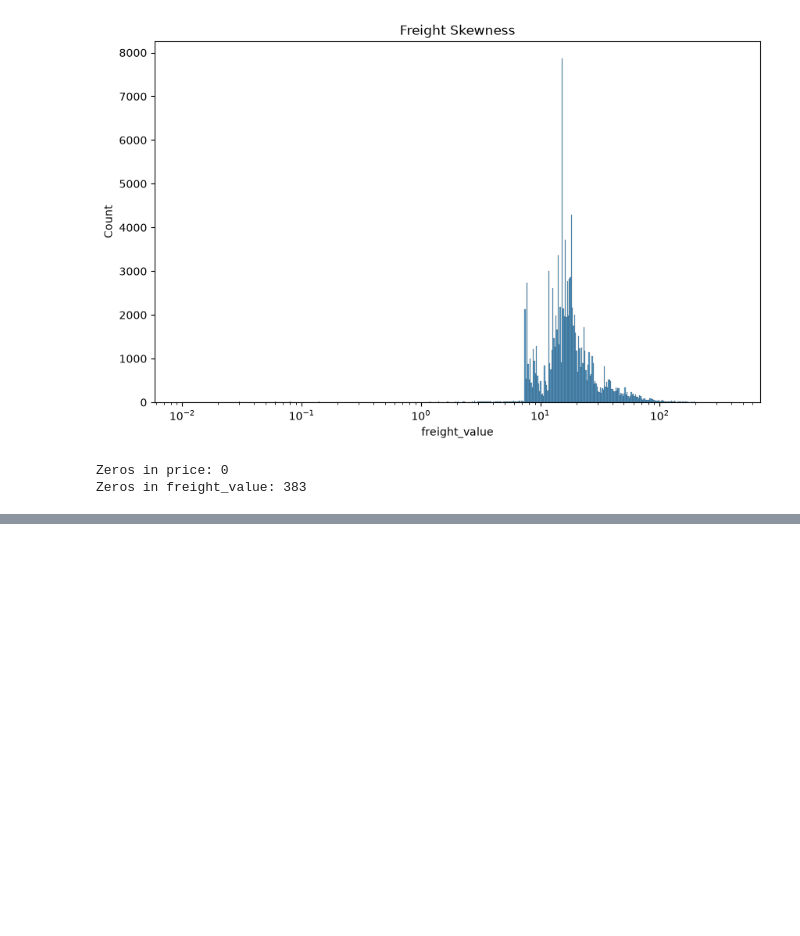
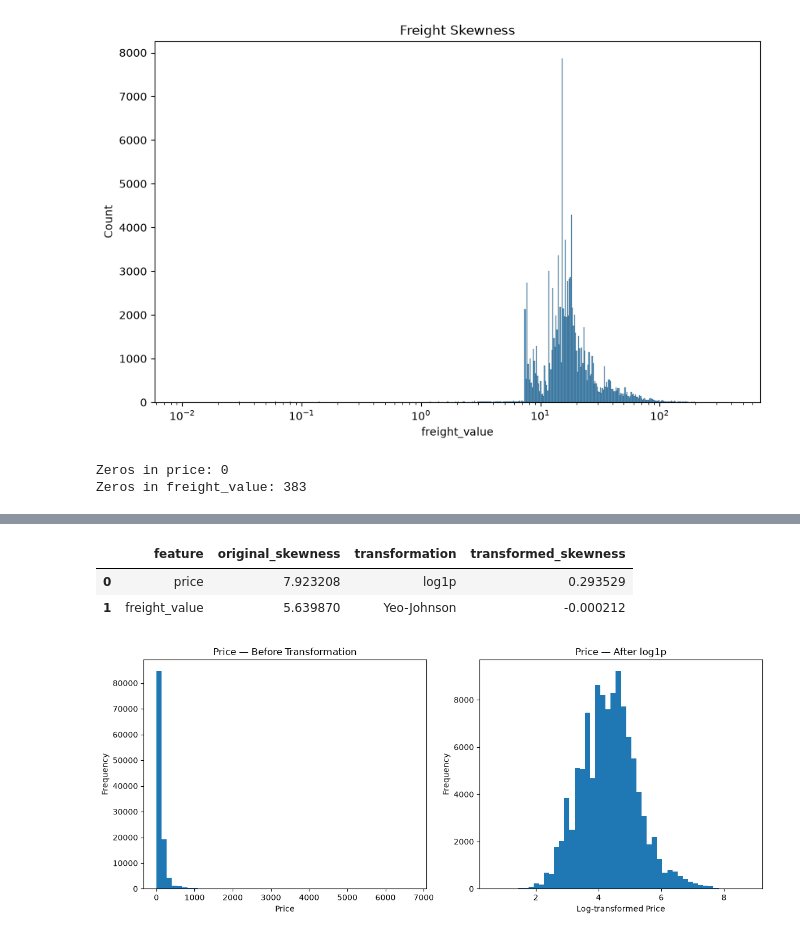
Before and after one commit to ProsellaAnalyst/Feature-Distribution-and-Skewness-Analysis, a Jupyter notebook: olist_descriptive_statistics_skewness.ipynb, the cells around one changed output, grey strips where cells are left out. Cells and saved outputs as stored; diff of their text form; code cells hidden in the pictures; blank space fills up the shorter version.

```diff
--- a/olist_descriptive_statistics_skewness.ipynb
+++ b/olist_descriptive_statistics_skewness.ipynb
@@ -175,0 +190,28 @@ ModuleNotFoundError: No module named 'sklearn'
+# %%
+comparison
+# %% [output]
+|  | feature | original_skewness | transformation | transformed_skewness |
+| 0 | price | 7.923208 | log1p | 0.293529 |
+| 1 | freight_value | 5.639870 | Yeo-Johnson | -0.000212 |
+# %%
+import matplotlib.pyplot as plt
+
+# Price
+plt.figure(figsize=(12, 5))
+
+plt.subplot(1, 2, 1)
+plt.hist(data["price"], bins=50)
+plt.title("Price — Before Transformation")
+plt.xlabel("Price")
+plt.ylabel("Frequency")
+
+plt.subplot(1, 2, 2)
+plt.hist(transformed_data["price_log"], bins=50)
+plt.title("Price — After log1p")
+plt.xlabel("Log-transformed Price")
+plt.ylabel("Frequency")
+
+plt.tight_layout()
+plt.show()
+# %% [output]
+[figure, added]
```
Also changed, not shown: parts of 4 cells of this notebook.
